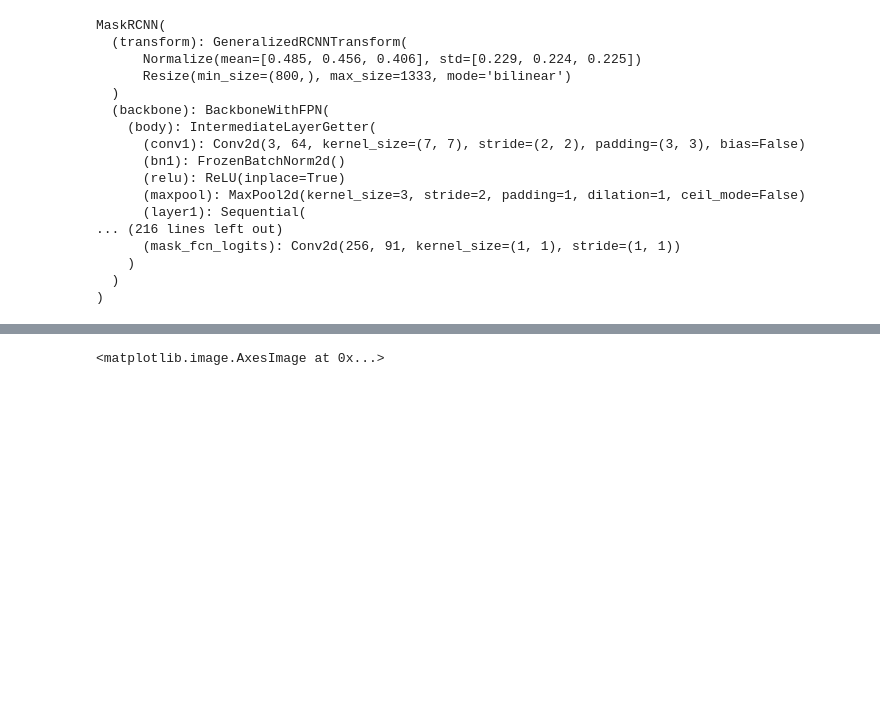
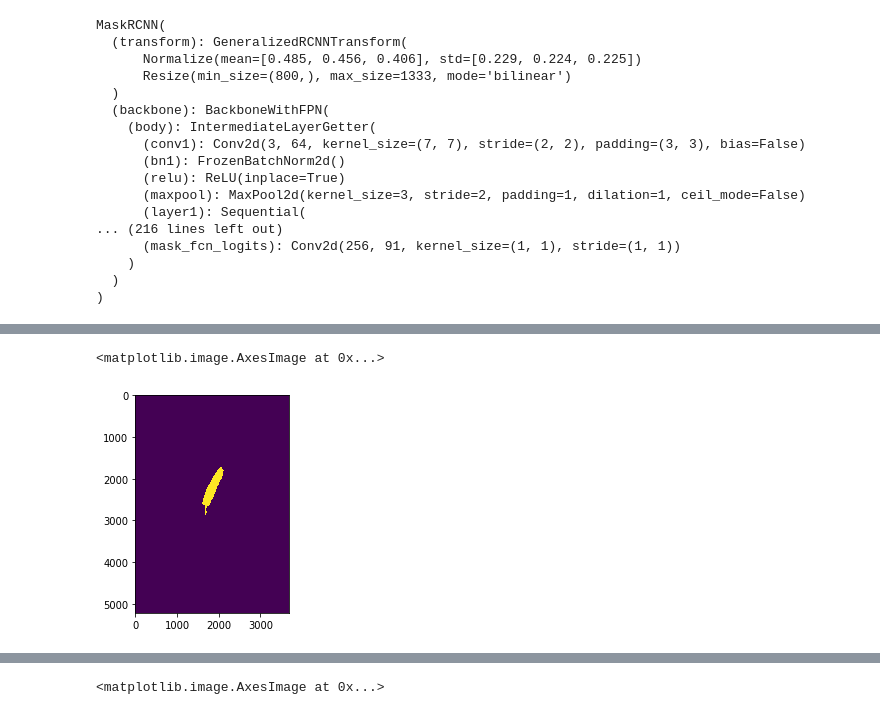
Before and after one commit to jay-chakalasiya/iMaterialist-Fashion-2020-at-FGVC7, a Jupyter notebook: Main-Sandbox.ipynb, the cells around one changed output, grey strips where cells are left out. Saved outputs shown, nothing was run; the diff lists cells and outputs as text; code cells hidden in the pictures; blank space fills up the shorter version.

```diff
--- a/Main-Sandbox.ipynb
+++ b/Main-Sandbox.ipynb
@@ -177,0 +171,5 @@ Consider using one of the following signatures instead:
+# %%
+plt.imshow(a[1])
+# %% [output]
+<matplotlib.image.AxesImage at 0x...>
+[figure, added]
```
Also changed, not shown: parts of 6 cells of this notebook.
